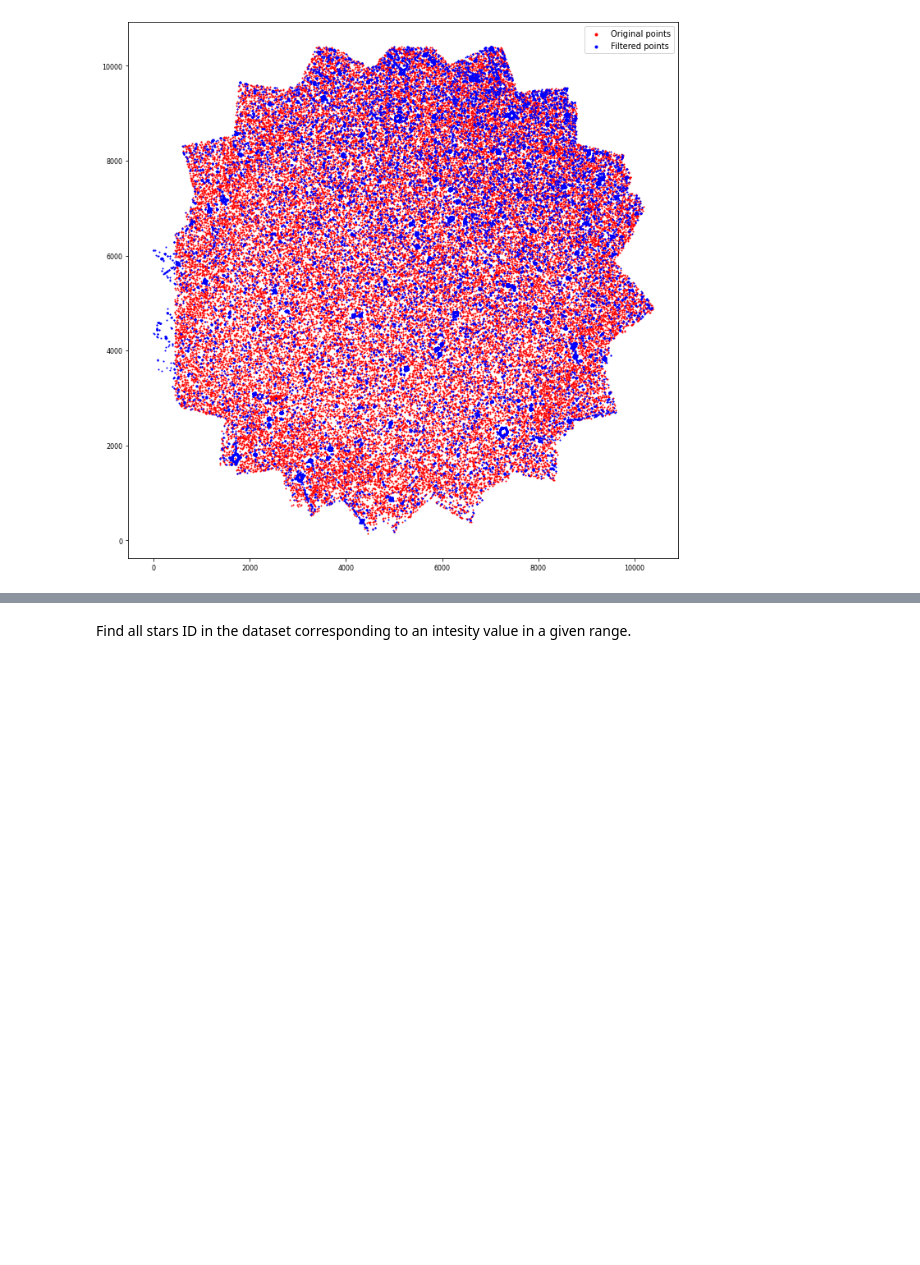
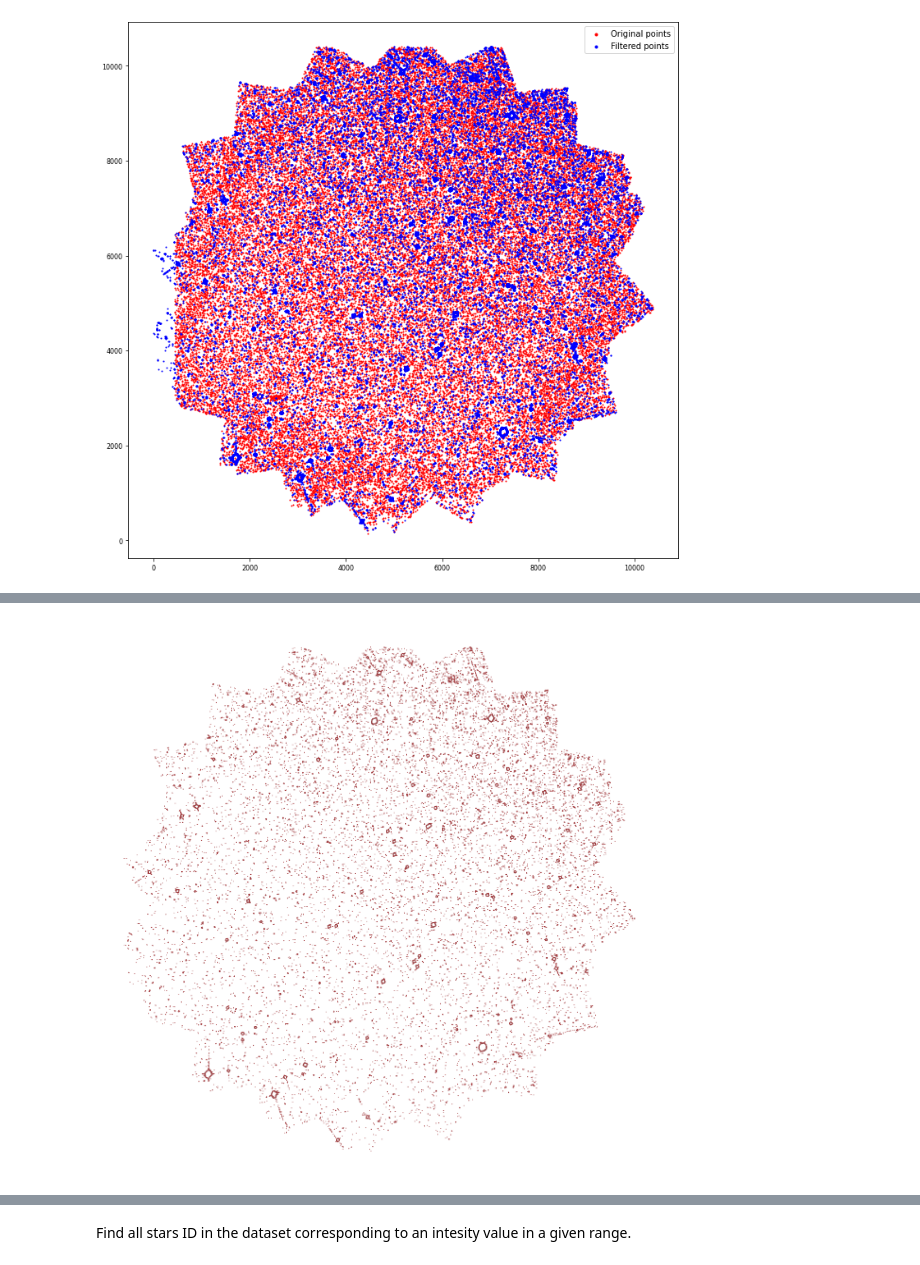
Before and after one commit to Nuelam9/Report1, a Jupyter notebook: Codice/Gaussian_fit.ipynb, the cells around one changed output, grey strips where cells are left out. Cells and saved outputs as stored; diff of their text form; code cells hidden in the pictures; blank space fills up the shorter version.

Commit message:
Add graph tool filter, big changes to Fit func

```diff
--- a/Codice/Gaussian_fit.ipynb
+++ b/Codice/Gaussian_fit.ipynb
@@ -154,0 +164,13 @@ def find_IDs(coords: np.ndarray, ids: np.ndarray, npix: float) -> List[float]:
+# %%
+%%time
+
+bb = 15.
+dist = np.sqrt(2) * bb
+g, pos = geometric_graph(ids, dist)
+g.vp['pos'] = pos
+a = g.vp.pos.get_2d_array([0, 1]).T
+a[:,1] = -a[:,1]
+vis = g.new_vp('vector<double>', vals=a)
+g.vp.vis = vis
+
+g
@@ -154,0 +181,6 @@ def find_IDs(coords: np.ndarray, ids: np.ndarray, npix: float) -> List[float]:
+# %%
+%%time
+
+graph_draw(g, g.vp.vis)
+# %% [output]
+[figure, added]
```
Also changed, not shown: parts of 41 cells of this notebook.
